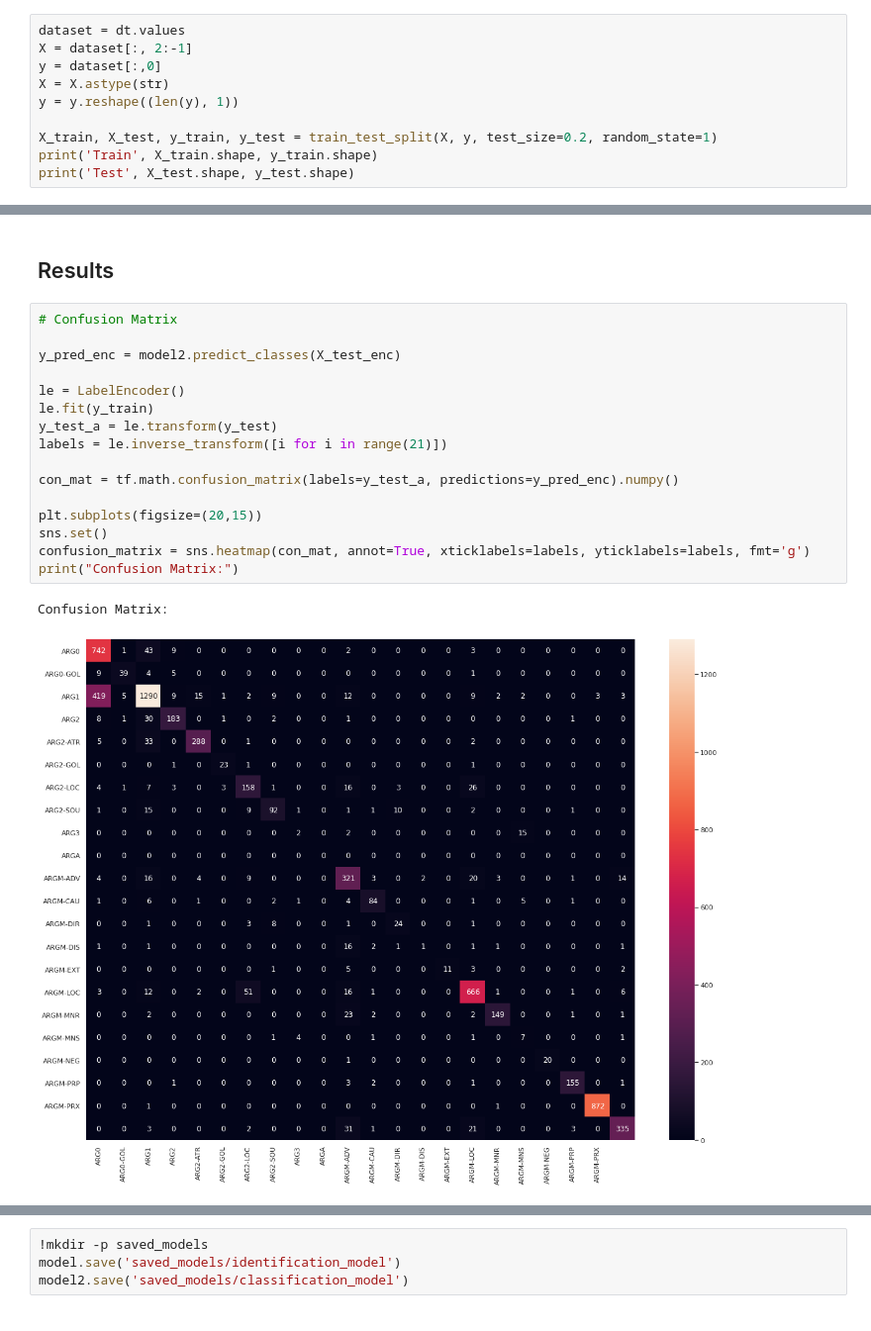
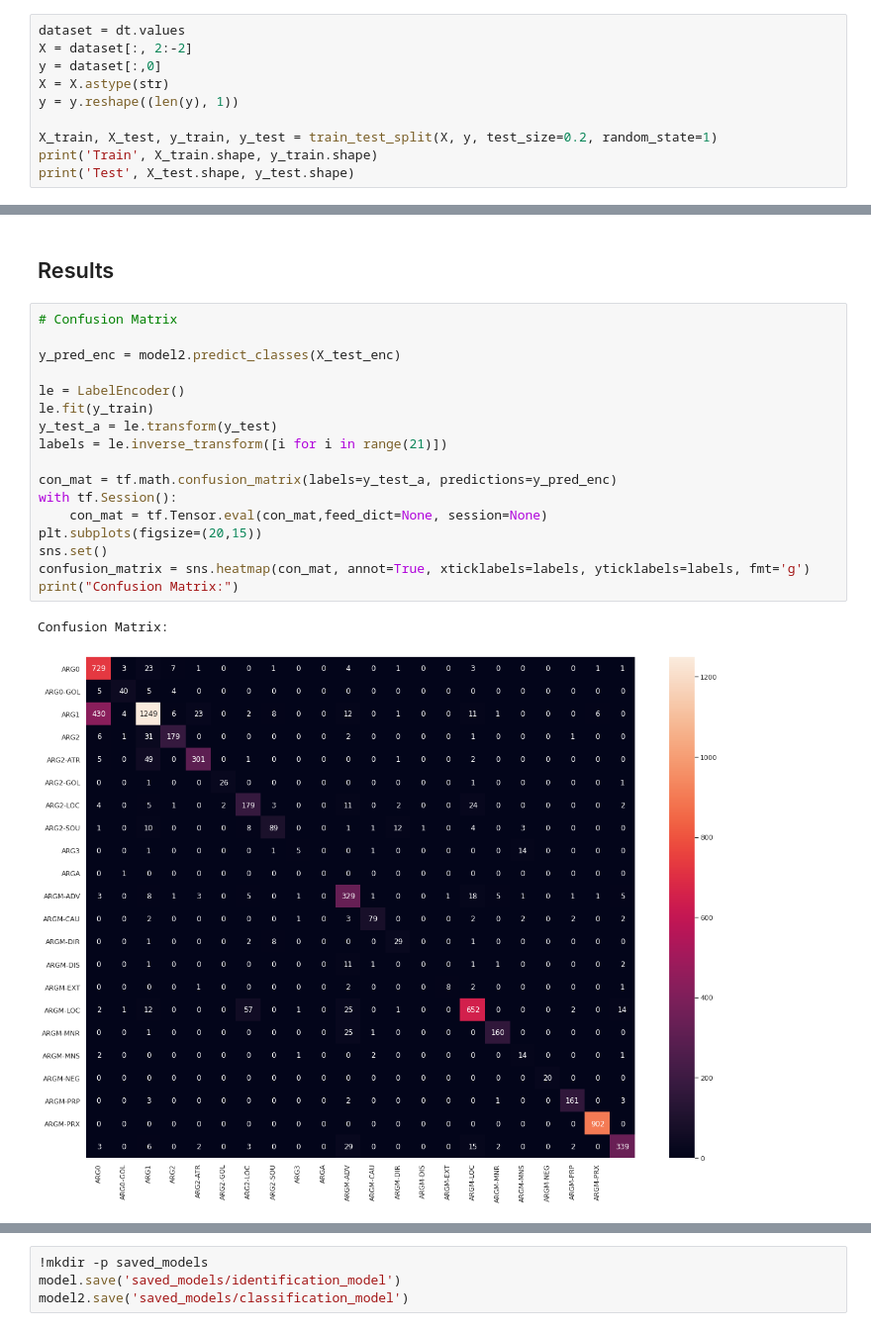
Before and after one commit to Pranav174/Semantic_role_labeller, a Jupyter notebook: src/runner.ipynb, the cells around one changed output, grey strips where cells are left out. Shown at 99% size. Cells and saved outputs as stored; diff of their text form.

```diff
--- a/src/runner.ipynb
+++ b/src/runner.ipynb
@@ -63,7 +63,7 @@ dt
 ### Argument Identification
 # %%
 dataset = dt.values
-X = dataset[:, 2:-1]
+X = dataset[:, 2:-2]
 y = dataset[:,0]
 X = X.astype(str)
 y = y.reshape((len(y), 1))
@@ -203,22 +203,23 @@ Epoch 20/20
 # %%
 # Confusion Matrix
 
 y_pred_enc = model2.predict_classes(X_test_enc)
 
 le = LabelEncoder()
 le.fit(y_train)
 y_test_a = le.transform(y_test)
 labels = le.inverse_transform([i for i in range(21)])
 
-con_mat = tf.math.confusion_matrix(labels=y_test_a, predictions=y_pred_enc).numpy()
-
+con_mat = tf.math.confusion_matrix(labels=y_test_a, predictions=y_pred_enc)
+with tf.Session():
+    con_mat = tf.Tensor.eval(con_mat,feed_dict=None, session=None)
 plt.subplots(figsize=(20,15))
 sns.set()
 confusion_matrix = sns.heatmap(con_mat, annot=True, xticklabels=labels, yticklabels=labels, fmt='g')
 print("Confusion Matrix:")
 # %% [output]
 Confusion Matrix:
-[figure, old version]
+[figure, new version]
 # %%
 loss, accuracy, recall, f1_score, precision = model2.evaluate(X_test_enc, y_test_enc, verbose=0)
 print("Scores:")
```
Also changed, not shown: parts of 6 cells of this notebook, 3 other files.
